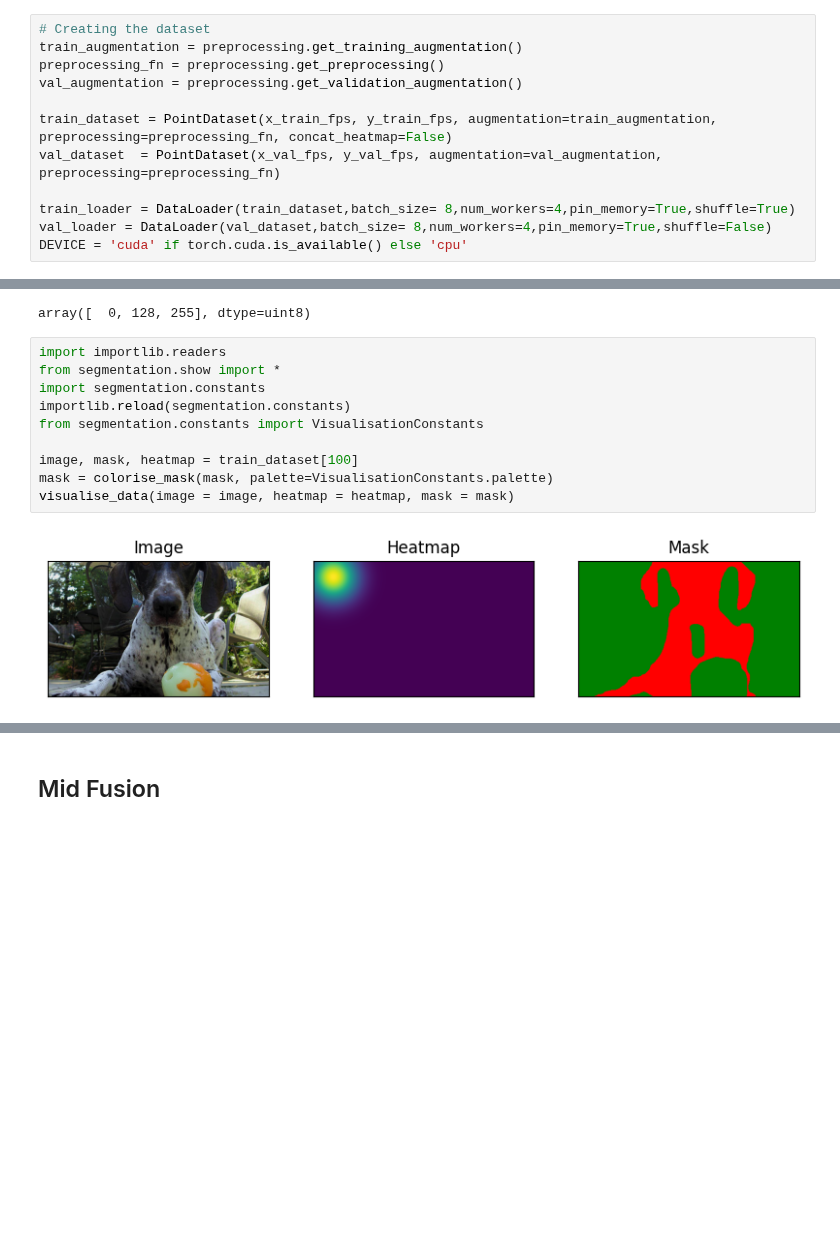
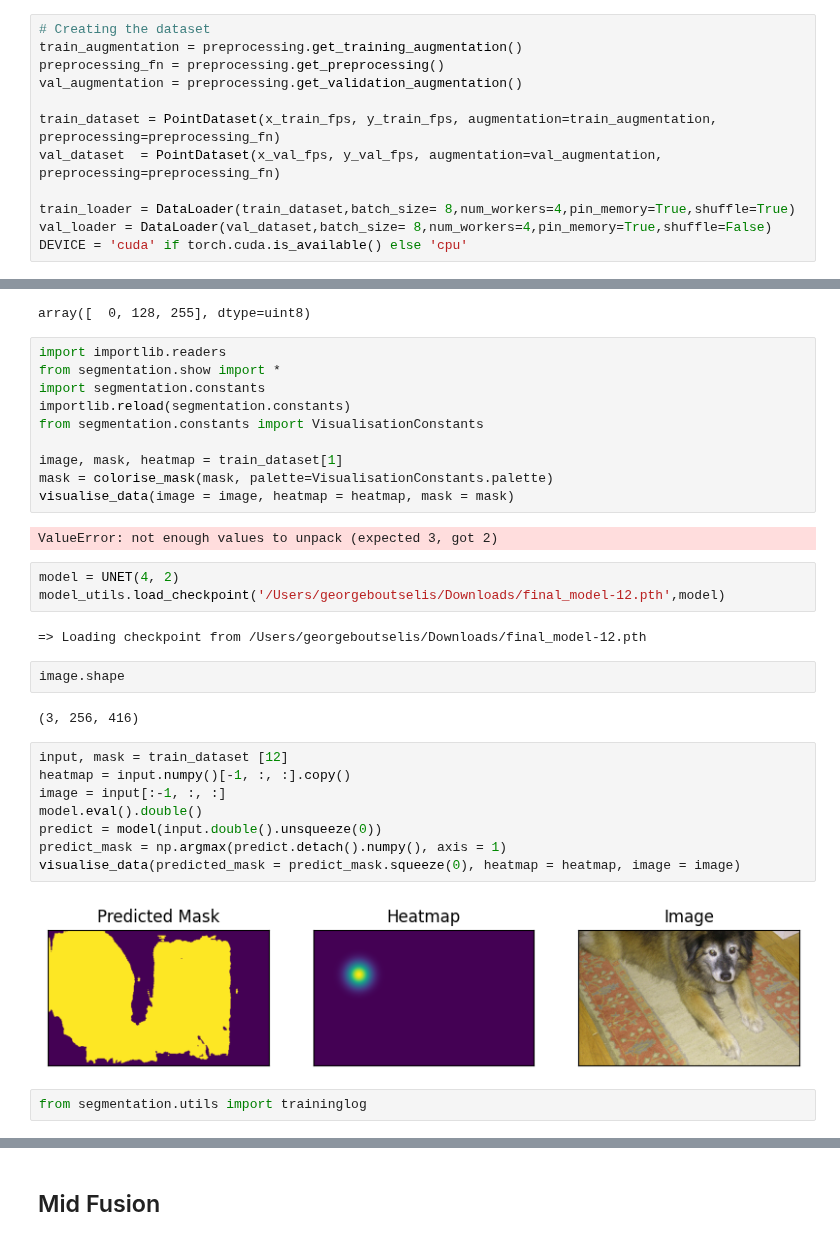
Before and after one commit to G30rg3ab/Computer-Vision-Project, a Jupyter notebook: train_prompt.ipynb, the cells around one changed output, grey strips where cells are left out. Cells and saved outputs as stored; diff of their text form; blank space fills up the shorter version.

```diff
--- a/train_prompt.ipynb
+++ b/train_prompt.ipynb
@@ -43,7 +43,7 @@ train_augmentation = preprocessing.get_training_augmentation()
 preprocessing_fn = preprocessing.get_preprocessing()
 val_augmentation = preprocessing.get_validation_augmentation()
 
-train_dataset = PointDataset(x_train_fps, y_train_fps, augmentation=train_augmentation, preprocessing=preprocessing_fn, concat_heatmap=False)
+train_dataset = PointDataset(x_train_fps, y_train_fps, augmentation=train_augmentation, preprocessing=preprocessing_fn)
 val_dataset  = PointDataset(x_val_fps, y_val_fps, augmentation=val_augmentation, preprocessing=preprocessing_fn)
 
 train_loader = DataLoader(train_dataset,batch_size= 8,num_workers=4,pin_memory=True,shuffle=True)
@@ -61,11 +61,32 @@ import segmentation.constants
 importlib.reload(segmentation.constants)
 from segmentation.constants import VisualisationConstants
 
-image, mask, heatmap = train_dataset[100]
+image, mask, heatmap = train_dataset[1]
 mask = colorise_mask(mask, palette=VisualisationConstants.palette)
 visualise_data(image = image, heatmap = heatmap, mask = mask)
 # %% [output]
-[figure, removed]
+ValueError: not enough values to unpack (expected 3, got 2)
+# %%
+model = UNET(4, 2)
+model_utils.load_checkpoint('/Users/georgeboutselis/Downloads/final_model-12.pth',model)
+# %% [output]
+=> Loading checkpoint from /Users/georgeboutselis/Downloads/final_model-12.pth
+# %%
+image.shape
+# %% [output]
+(3, 256, 416)
+# %%
+input, mask = train_dataset [12]
+heatmap = input.numpy()[-1, :, :].copy()
+image = input[:-1, :, :]
+model.eval().double()
+predict = model(input.double().unsqueeze(0))
+predict_mask = np.argmax(predict.detach().numpy(), axis = 1)
+visualise_data(predicted_mask = predict_mask.squeeze(0), heatmap = heatmap, image = image)
+# %% [output]
+[figure, added]
+# %%
+from segmentation.utils import traininglog
 # %%
 def train_fn(loader, model, optimizer, loss_fn, scaler):
     '''
```
Also changed, not shown: parts of 3 cells of this notebook, 1 other file.
